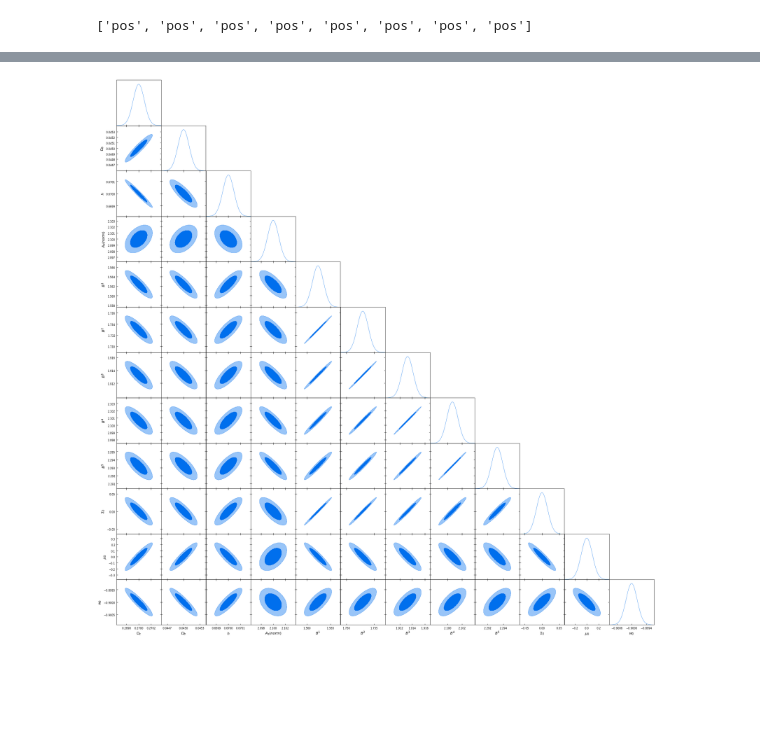
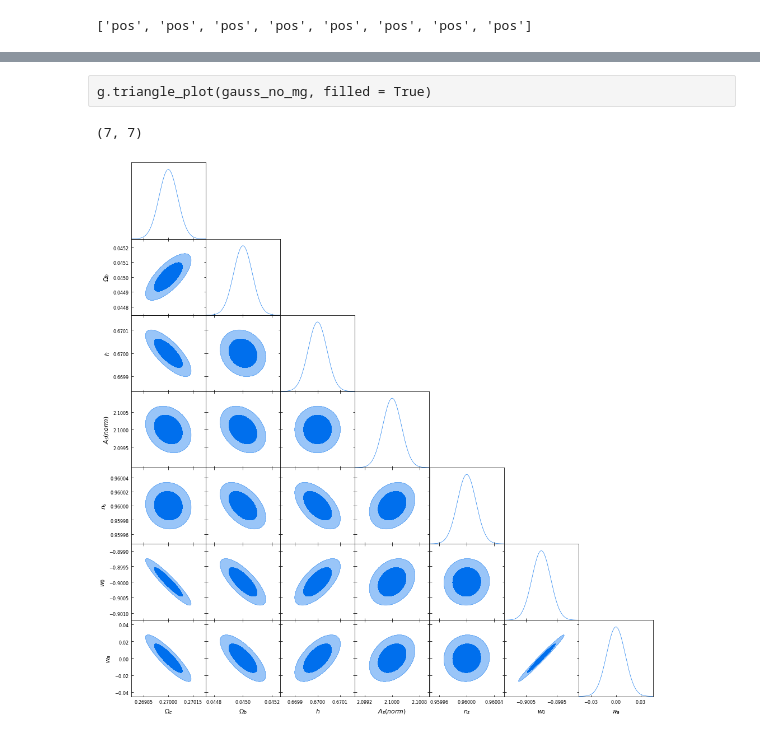
Before and after one commit to OSmotherly/LSST_mg_scale_forecasting, a Jupyter notebook: data_vector_function_multiple_bias_wa.ipynb, the cells around one changed output, grey strips where cells are left out. Saved outputs shown, nothing was run; the diff lists cells and outputs as text; code cells hidden in the pictures; blank space fills up the shorter version.

```diff
--- a/data_vector_function_multiple_bias_wa.ipynb
+++ b/data_vector_function_multiple_bias_wa.ipynb
@@ -6,7 +6,7 @@ import numpy as np
 import pyccl as ccl
 import pylab as plt
 # %%
-params_fiducial = {'Omega_c': 0.27,\
+params_fiducial_test = {'Omega_c': 0.27,\
                            'Omega_b': 0.045,\
                            'h': 0.67,\
                            'A_s_norm': 2.1,\
@@ -567,9 +515,7 @@ print(sig_1_dev)
 # %%
-#parameter covariance matrix is inverse of the fisher matrix
-param_cov_neg2 = np.linalg.inv(fisher_neg2h)
-
-param_cov_neg3 = np.linalg.inv(fisher_neg3h)
-
-param_cov_neg4 = np.linalg.inv(fisher_neg4h)
+#parameter covariance matrix is inverse of the fisher matrix so calculate parameter covariances for each fisher
+param_cov = np.linalg.inv(fisher)
 
 param_cov_LSST_Y1 = np.linalg.inv(fisher_LSST_Y1)
+
+param_cov_no_mg = np.linalg.inv(fisher_no_mg)
@@ -653,4 +603,39 @@ g.triangle_plot(gauss_neg3, filled = True)
+# %% [raw]
+g.triangle_plot(gauss_no_mg, filled = True)
+# %%
+#now clean up the no mg forecast by getting rid of bias constraints
+param_cov_no_mg_no_bias = np.delete(param_cov_no_mg, 5, 0)
+param_cov_no_mg_no_bias = np.delete(param_cov_no_mg_no_bias, 5, 1)
+
+param_cov_no_mg_no_bias = np.delete(param_cov_no_mg_no_bias, 5, 0)
+param_cov_no_mg_no_bias = np.delete(param_cov_no_mg_no_bias, 5, 1)
+
+param_cov_no_mg_no_bias = np.delete(param_cov_no_mg_no_bias, 5, 0)
+param_cov_no_mg_no_bias = np.delete(param_cov_no_mg_no_bias, 5, 1)
+
+param_cov_no_mg_no_bias = np.delete(param_cov_no_mg_no_bias, 5, 0)
+param_cov_no_mg_no_bias = np.delete(param_cov_no_mg_no_bias, 5, 1)
+
+param_cov_no_mg_no_bias = np.delete(param_cov_no_mg_no_bias, 5, 0)
+param_cov_no_mg_no_bias = np.delete(param_cov_no_mg_no_bias, 5, 1)
+
+print(np.shape(param_cov_no_mg_no_bias))
+# %% [output]
+(7, 7)
+# %%
+param_mean_no_mg_no_bias = [0.27, 0.045, 0.67, 2.1, 0.96, -0.9, 0.0]
+
+
+param_names_no_mg_no_bias = ['Omega_c', 'Omega_b', 'h', 'A_s_norm', 'n_s', 'w0', 'wa']
+
+labels_no_mg_no_bias = [r'\Omega_{c}', r'\Omega_{b}', r'h', r'A_{s}(norm)', r'n_{s}', r'w_{0}', r'w_{a}']
+
+
+gauss_no_mg_no_bias = GaussianND(param_mean_no_mg_no_bias,\
+                                 param_cov_no_mg_no_bias,\
+                                 labels = labels_no_mg_no_bias,\
+                                 names = param_names_no_mg_no_bias)
 # %%
-g.triangle_plot(gauss_neg4, filled = True)
+g.triangle_plot(gauss_no_mg_no_bias, filled = True)
 # %% [output]
-[figure, old version]
+[figure, new version]
```
Also changed, not shown: parts of 51 cells of this notebook.
